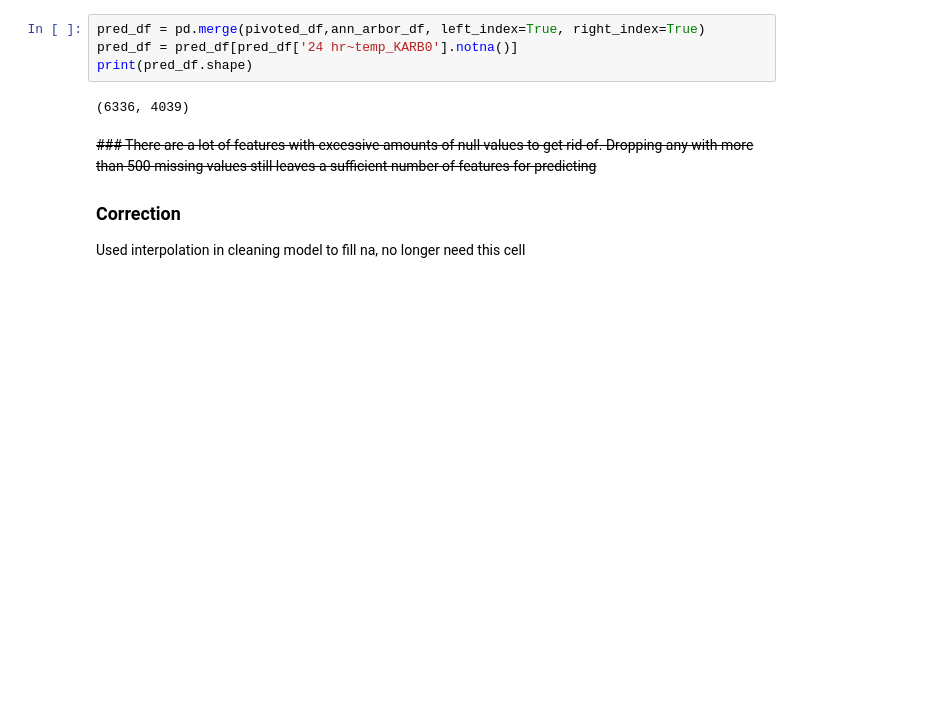
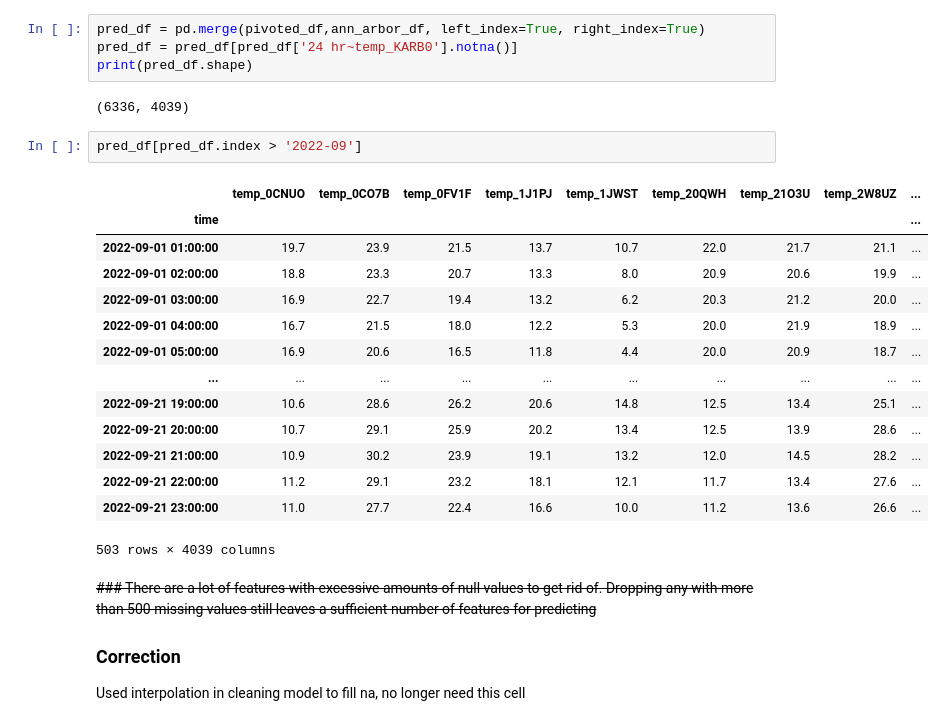
Before and after one commit to Pkeet99/Weatherman, a Jupyter notebook: supervised_models/basic_supervised_model.ipynb, the cells around one changed output. Drawn from its saved outputs; the diff is of its cells as text; blank space fills up the shorter version.

```diff
--- a/supervised_models/basic_supervised_model.ipynb
+++ b/supervised_models/basic_supervised_model.ipynb
@@ -93,6 +107,23 @@ pred_df = pred_df[pred_df['24 hr~temp_KARB0'].notna()]
 print(pred_df.shape)
 # %% [output]
 (6336, 4039)
+# %%
+pred_df[pred_df.index > '2022-09']
+# %% [output]
+|  | temp_0CNUO | temp_0CO7B | temp_0FV1F | temp_1J1PJ | temp_1JWST | temp_20QWH | temp_21O3U | temp_2W8UZ | ... |
+| time |  |  |  |  |  |  |  |  | ... |
+| 2022-09-01 01:00:00 | 19.7 | 23.9 | 21.5 | 13.7 | 10.7 | 22.0 | 21.7 | 21.1 | ... |
+| 2022-09-01 02:00:00 | 18.8 | 23.3 | 20.7 | 13.3 | 8.0 | 20.9 | 20.6 | 19.9 | ... |
+| 2022-09-01 03:00:00 | 16.9 | 22.7 | 19.4 | 13.2 | 6.2 | 20.3 | 21.2 | 20.0 | ... |
+| 2022-09-01 04:00:00 | 16.7 | 21.5 | 18.0 | 12.2 | 5.3 | 20.0 | 21.9 | 18.9 | ... |
+| 2022-09-01 05:00:00 | 16.9 | 20.6 | 16.5 | 11.8 | 4.4 | 20.0 | 20.9 | 18.7 | ... |
+| ... | ... | ... | ... | ... | ... | ... | ... | ... | ... |
+| 2022-09-21 19:00:00 | 10.6 | 28.6 | 26.2 | 20.6 | 14.8 | 12.5 | 13.4 | 25.1 | ... |
+| 2022-09-21 20:00:00 | 10.7 | 29.1 | 25.9 | 20.2 | 13.4 | 12.5 | 13.9 | 28.6 | ... |
+| 2022-09-21 21:00:00 | 10.9 | 30.2 | 23.9 | 19.1 | 13.2 | 12.0 | 14.5 | 28.2 | ... |
+| 2022-09-21 22:00:00 | 11.2 | 29.1 | 23.2 | 18.1 | 12.1 | 11.7 | 13.4 | 27.6 | ... |
+| 2022-09-21 23:00:00 | 11.0 | 27.7 | 22.4 | 16.6 | 10.0 | 11.2 | 13.6 | 26.6 | ... |
+503 rows × 4039 columns
 # %% [markdown]
 ~~### There are a lot of features with excessive amounts of null values to get rid of. Dropping any with more than 500 missing values still leaves a sufficient number of features for predicting~~
 ### Correction
```
Also changed, not shown: parts of 16 cells of this notebook, 7 other files.
